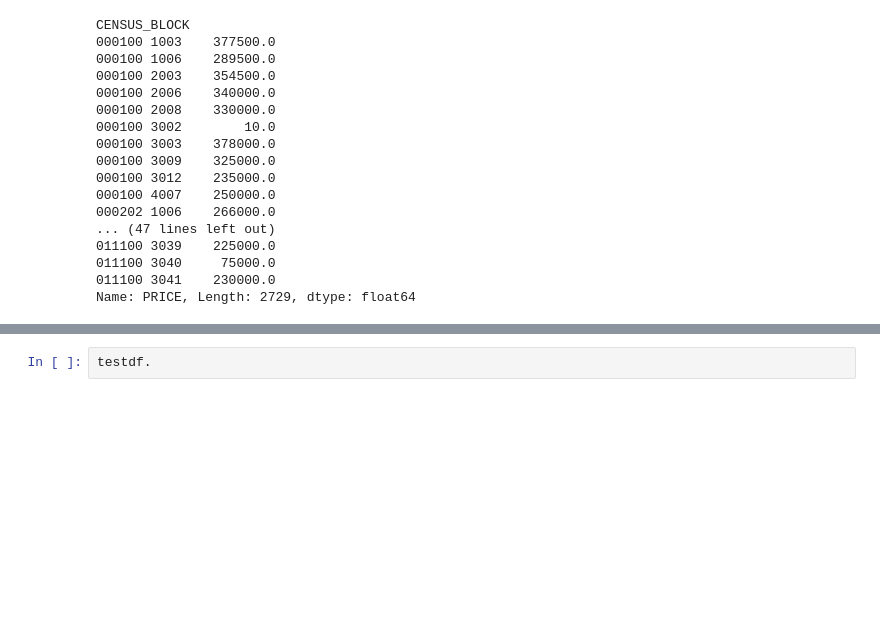
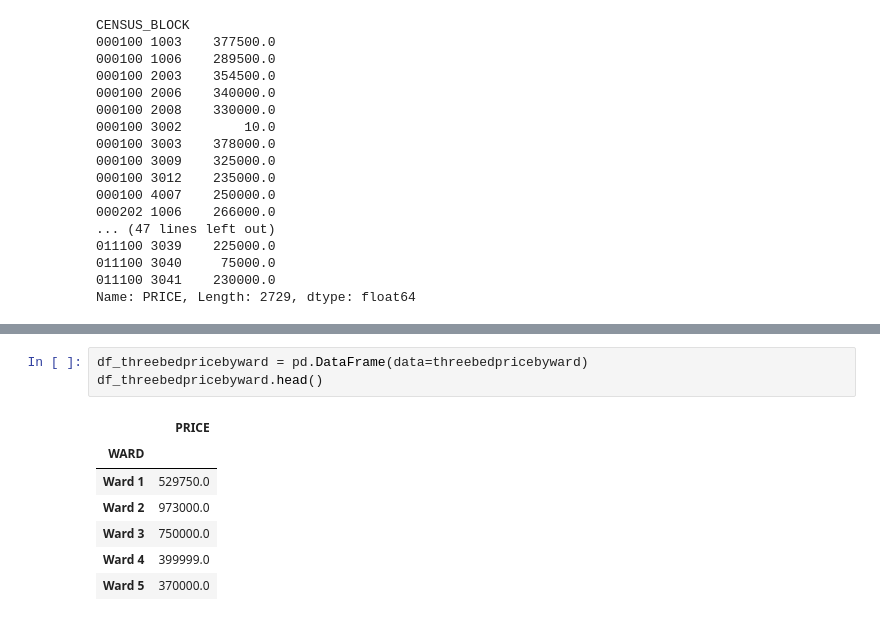
Before and after one commit to CeciliaM13/Modules, a Jupyter notebook: Project1.ipynb, the cells around one changed output, grey strips where cells are left out. Cells and saved outputs as stored; diff of their text form; blank space fills up the shorter version.

```diff
--- a/Project1.ipynb
+++ b/Project1.ipynb
@@ -191,5 +191,14 @@ testdf.head()
 | 2 | 000100 2003 | 354500.0 |
 | 3 | 000100 2006 | 340000.0 |
 | 4 | 000100 2008 | 330000.0 |
-# %%
-testdf.
+# %%
+df_threebedpricebyward = pd.DataFrame(data=threebedpricebyward)
+df_threebedpricebyward.head()
+# %% [output]
+|  | PRICE |
+| WARD |  |
+| Ward 1 | 529750.0 |
+| Ward 2 | 973000.0 |
+| Ward 3 | 750000.0 |
+| Ward 4 | 399999.0 |
+| Ward 5 | 370000.0 |
```
Also changed, not shown: parts of 7 cells of this notebook.
